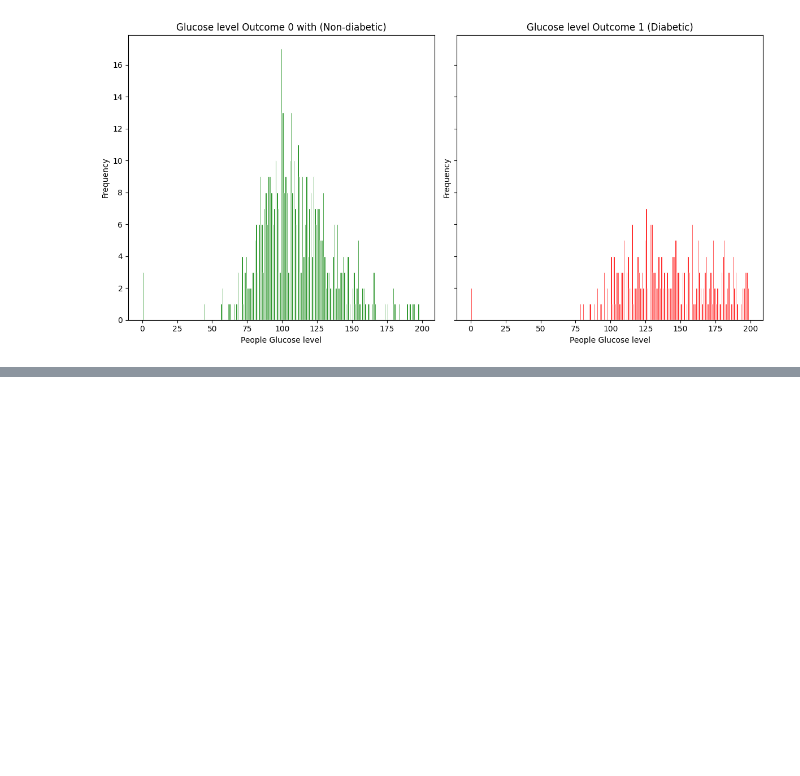
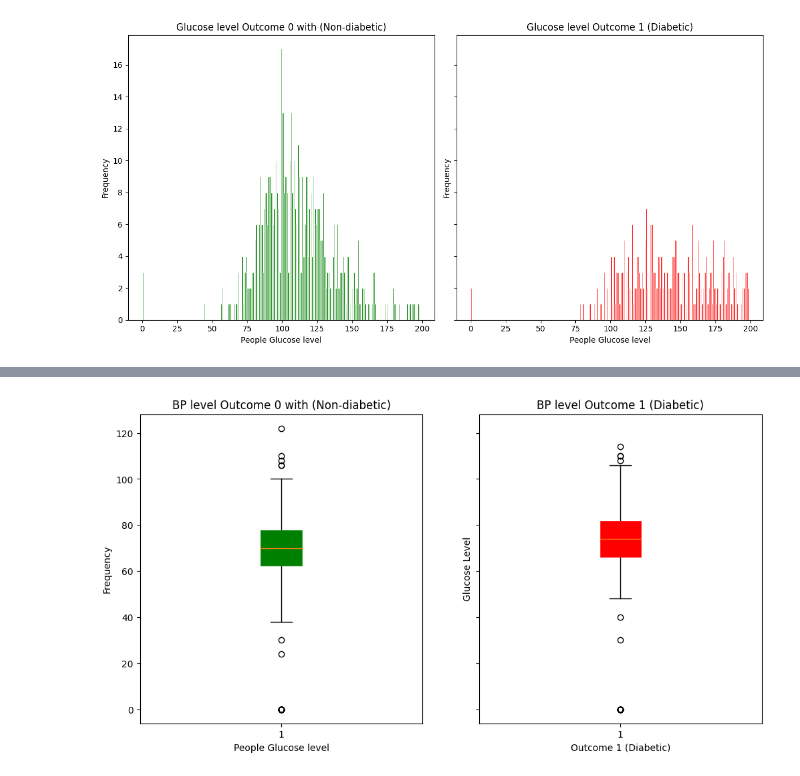
Before and after one commit to ADongol123/diabities_prediction_model, a Jupyter notebook: Diabities.ipynb, the cells around one changed output, grey strips where cells are left out. Drawn from its saved outputs; the diff is of its cells as text; code cells hidden in the pictures; blank space fills up the shorter version.

```diff
--- a/Diabities.ipynb
+++ b/Diabities.ipynb
@@ -234,0 +298,20 @@ plt.show()
+# %%
+import matplotlib.pyplot as plt
+
+fig , axes = plt.subplots(1,2,figsize=(12,6),sharey=True)
+
+axes[0].boxplot(blood_pressure_outcome0, patch_artist=True, boxprops=dict(facecolor='green', color='white'))
+axes[0].set_title('BP level Outcome 0 with (Non-diabetic)')
+axes[0].set_xlabel('People Glucose level')
+axes[0].set_ylabel('Frequency')
+
+
+
+axes[1].boxplot(blood_pressure_outcome1, patch_artist=True, boxprops=dict(facecolor='red', color='white'))
+axes[1].set_title('BP level Outcome 1 (Diabetic)')
+axes[1].set_xlabel('Outcome 1 (Diabetic)')
+axes[1].set_ylabel('Glucose Level')
+
+plt.show()
+# %% [output]
+[figure, added]
```
Also changed, not shown: parts of 11 cells of this notebook.
